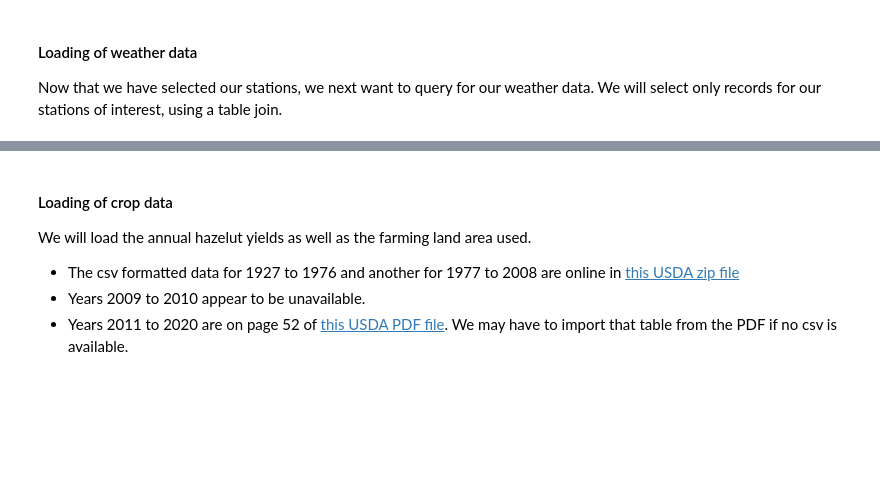
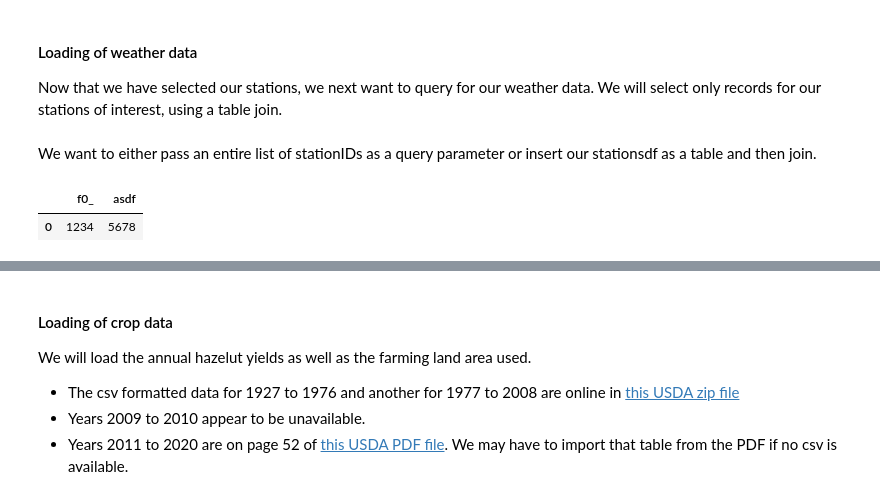
Before and after one commit to sbBEM/cap2, a Jupyter notebook: notebooks/cap2_NB01.ipynb, the cells around one changed output, grey strips where cells are left out. Drawn from its saved outputs; the diff is of its cells as text; code cells hidden in the pictures; blank space fills up the shorter version.

```diff
--- a/notebooks/cap2_NB01.ipynb
+++ b/notebooks/cap2_NB01.ipynb
@@ -445,3 +445,5 @@ We ended up with only 20 valid stations but they have a pretty good spread over
 # %% [markdown]
 #### Loading of weather data <a name="Loadingofweatherdata"></a>
 Now that we have selected our stations, we next want to query for our weather data. We will select only records for our stations of interest, using a table join.
+# %% [markdown]
+We want to either pass an entire list of stationIDs as a query parameter or insert our stationsdf as a table and then join.
@@ -447,0 +455,5 @@ Now that we have selected our stations, we next want to query for our weather da
+# %%
+weatherdf
+# %% [output]
+|  | f0_ | asdf |
+| 0 | 1234 | 5678 |
```
Also changed, not shown: parts of 24 cells of this notebook, 1 other file.
